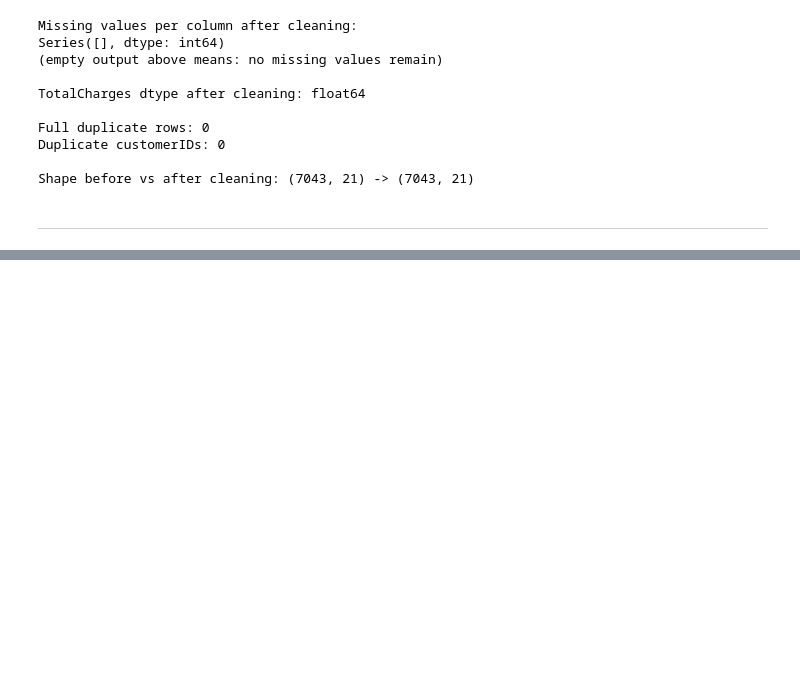
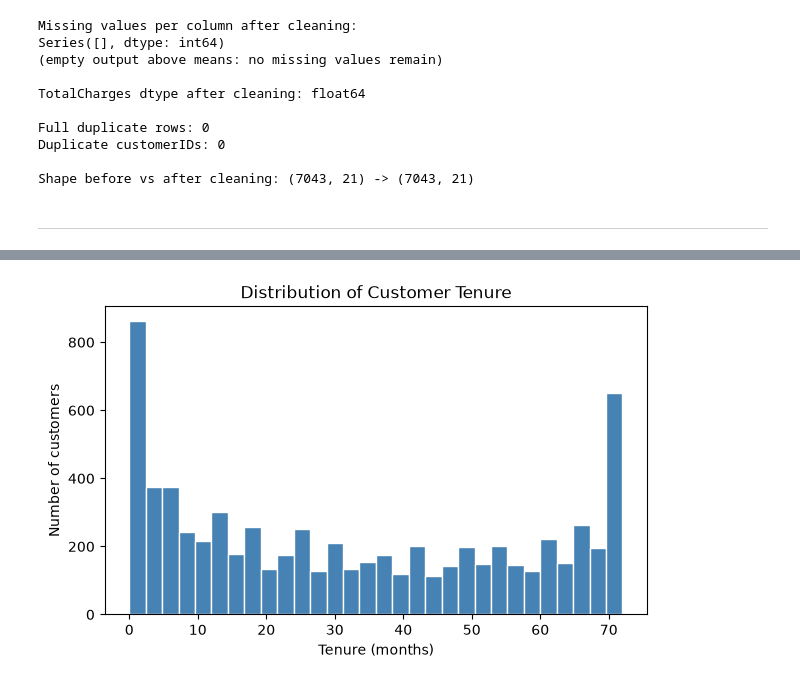
Before and after one commit to bahadurmalik82/ML-Data-Cleaning-EDA, a Jupyter notebook: Lab2_Data_Cleaning_EDA_bahadurali.ipynb, the cells around one changed output, grey strips where cells are left out. Drawn from its saved outputs; the diff is of its cells as text; code cells hidden in the pictures; blank space fills up the shorter version.

```diff
--- a/Lab2_Data_Cleaning_EDA_bahadurali.ipynb
+++ b/Lab2_Data_Cleaning_EDA_bahadurali.ipynb
@@ -283,0 +274,10 @@ Shape before vs after cleaning: (7043, 21) -> (7043, 21)
+# %%
+# Task 12 — numerical feature 1: distribution plot
+plt.figure(figsize=(7,4))
+plt.hist(df_clean['tenure'], bins=30, color='steelblue', edgecolor='white')
+plt.xlabel('Tenure (months)')
+plt.ylabel('Number of customers')
+plt.title('Distribution of Customer Tenure')
+plt.show()
+# %% [output]
+[figure, added]
```
Also changed, not shown: parts of 28 cells of this notebook.
